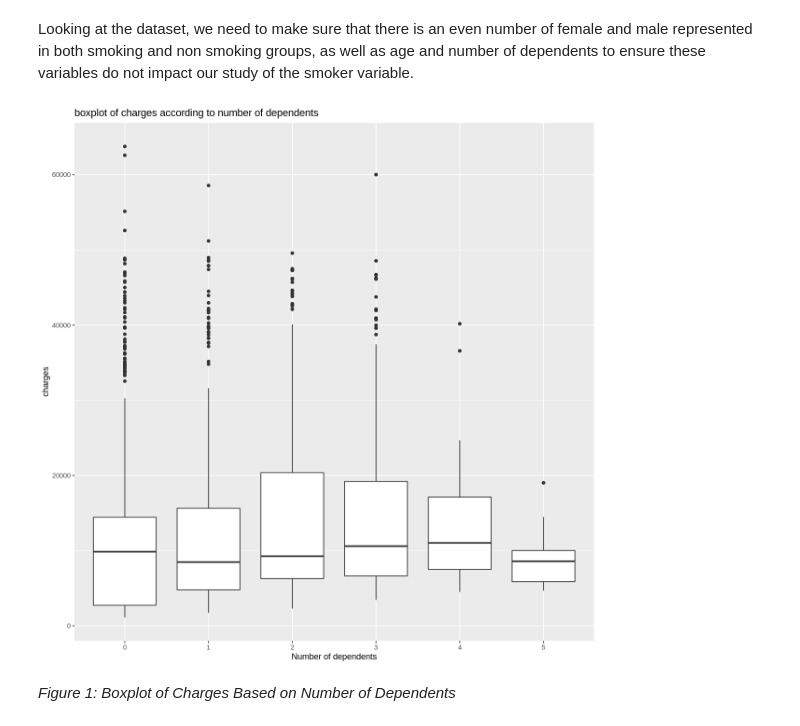
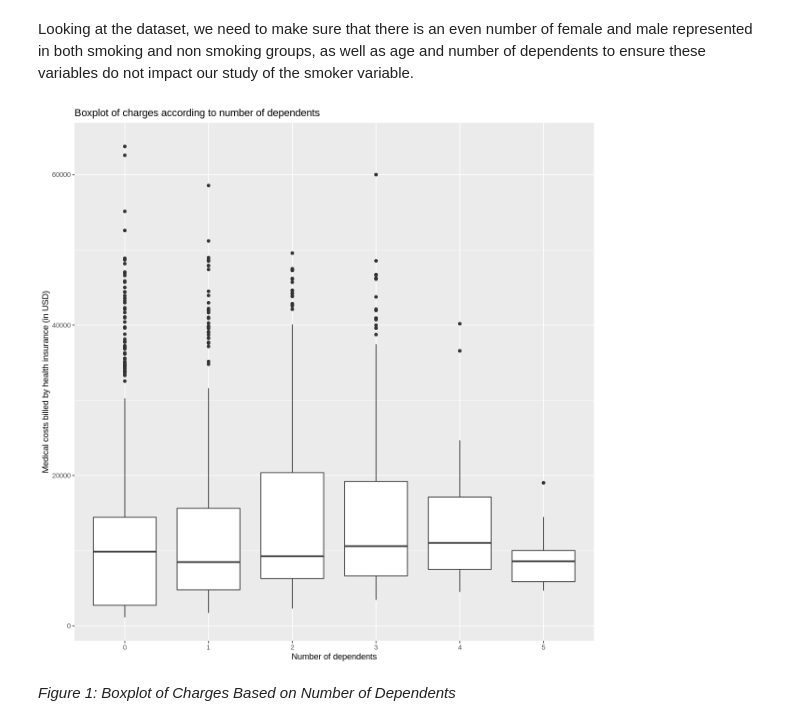
Before and after one commit to Yuji03b/STAT-201-GROUP-1, a Jupyter notebook: report.ipynb, the cells around one changed output. Cells and saved outputs as stored; diff of their text form; code cells hidden in the pictures.

```diff
--- a/report.ipynb
+++ b/report.ipynb
@@ -77,13 +80,17 @@ summary(insurance |> select(smoker, charges))
 Looking at the dataset, we need to make sure that there is an even number of female and male represented in both smoking and non smoking groups, as well as age and number of dependents to ensure these variables do not impact our study of the smoker variable.
 # %%
 options(repr.plot.width = 10, repr.plot.height = 10)
+
+# boxplot showing the distribution of medical costs billed based on number of dependents
 plot1 <- ggplot(insurance, aes(x=as.factor(children), y=charges)) +
     geom_boxplot() +
-    ggtitle("boxplot of charges according to number of dependents") +
-    xlab("Number of dependents")
+    ggtitle("Boxplot of charges according to number of dependents") +
+    xlab("Number of dependents") +
+    ylab("Medical costs billed by health insurance (in USD)")
+
 plot1
 # %% [output]
-[figure, old version]
+[figure, new version]
 # %% [markdown]
 *Figure 1: Boxplot of Charges Based on Number of Dependents*
 # %%
```
Also changed, not shown: parts of 17 cells of this notebook.
